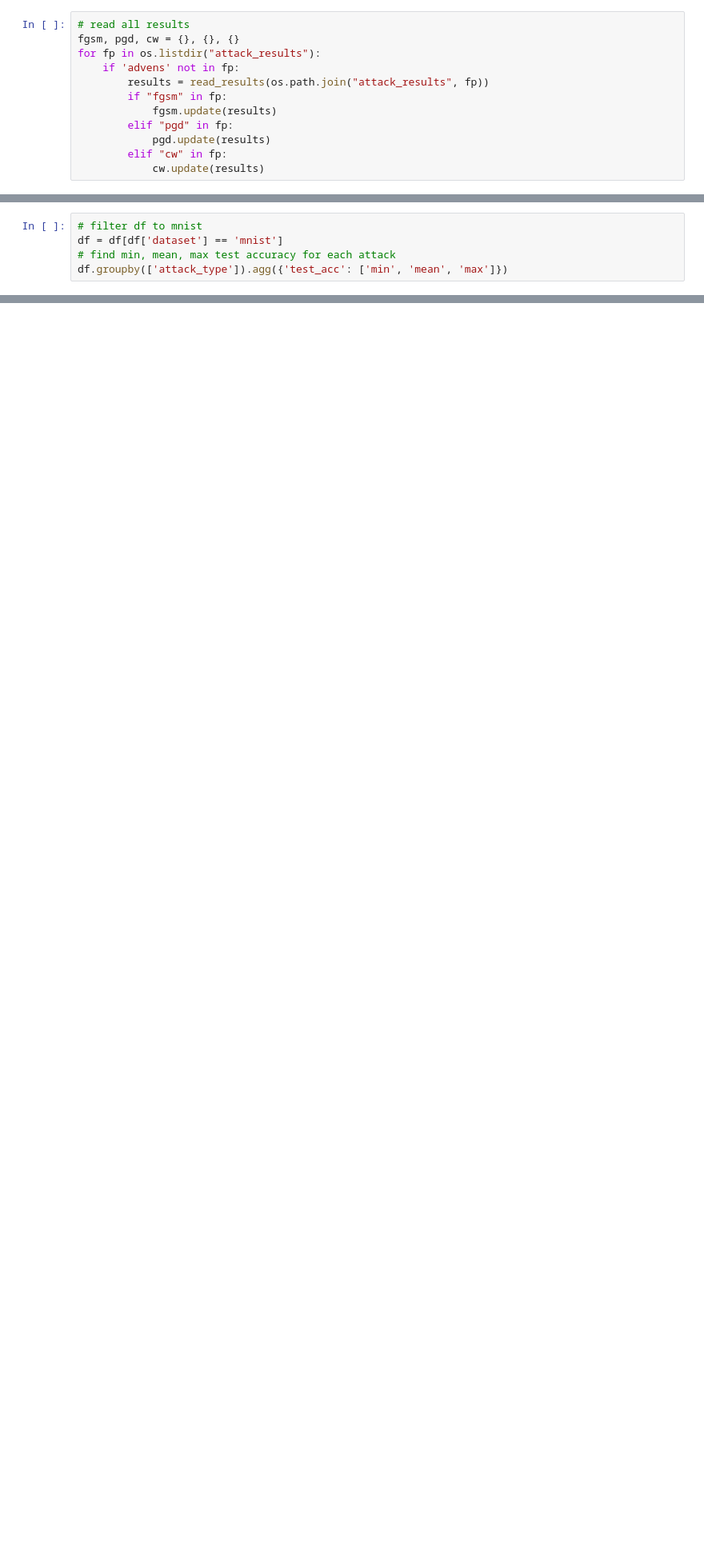
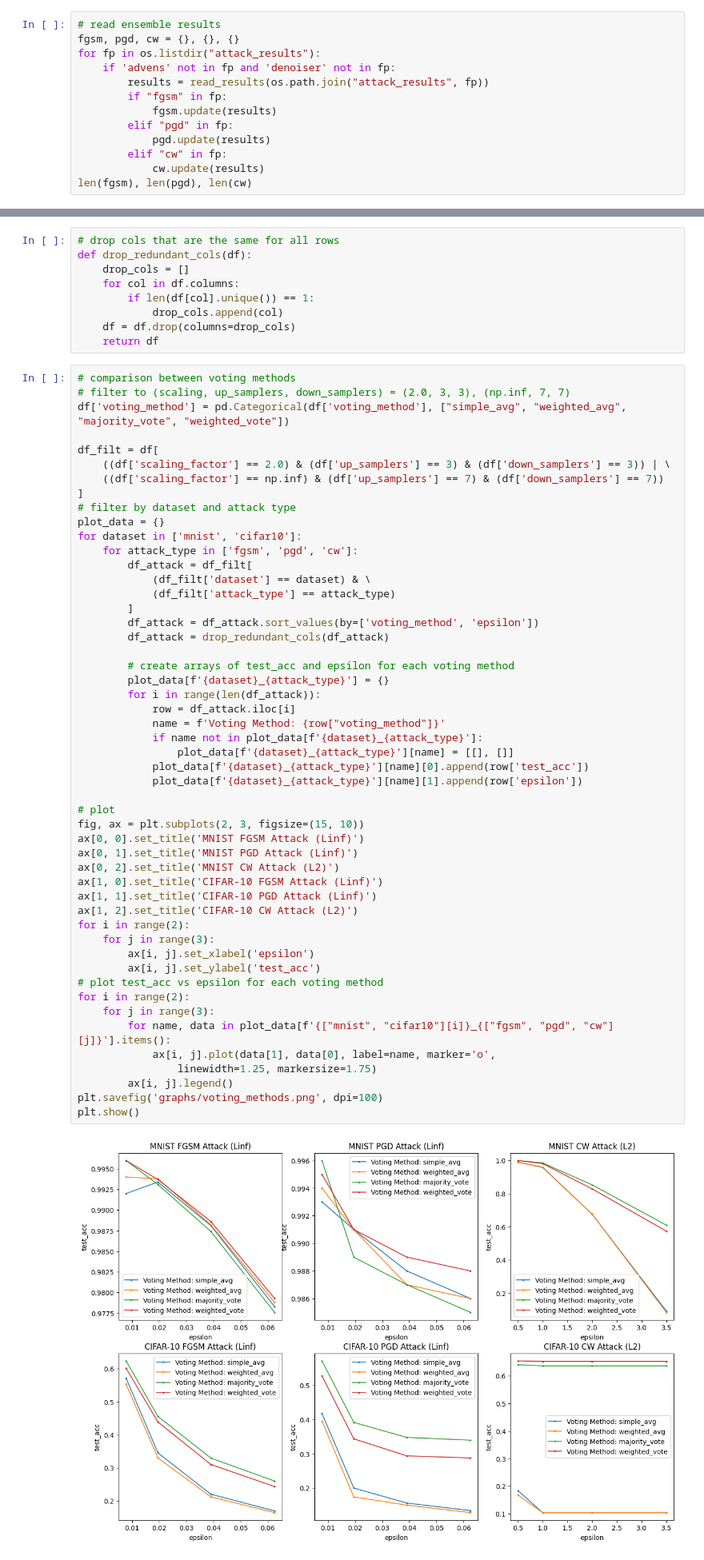
Before and after one commit to JasonTang99/gaussian-pyramid-defense, a Jupyter notebook: plot_exp.ipynb, the cells around one changed output, grey strips where cells are left out. Shown at 80% size. Drawn from its saved outputs; the diff is of its cells as text; blank space fills up the shorter version.

```diff
--- a/plot_exp.ipynb
+++ b/plot_exp.ipynb
@@ -14,8 +44,8 @@ from utils import read_results, write_results
 # %%
-# read all results
+# read ensemble results
 fgsm, pgd, cw = {}, {}, {}
 for fp in os.listdir("attack_results"):
-    if 'advens' not in fp:
+    if 'advens' not in fp and 'denoiser' not in fp:
         results = read_results(os.path.join("attack_results", fp))
         if "fgsm" in fp:
             fgsm.update(results)
@@ -23,3 +53,4 @@ for fp in os.listdir("attack_results"):
             pgd.update(results)
         elif "cw" in fp:
             cw.update(results)
+len(fgsm), len(pgd), len(cw)
@@ -214,5 +275,0 @@ df
-# %%
-# filter df to mnist
-df = df[df['dataset'] == 'mnist']
-# find min, mean, max test accuracy for each attack
-df.groupby(['attack_type']).agg({'test_acc': ['min', 'mean', 'max']})
@@ -250,0 +276,62 @@ plt.show()
+# %%
+# drop cols that are the same for all rows
+def drop_redundant_cols(df):
+    drop_cols = []
+    for col in df.columns:
+        if len(df[col].unique()) == 1:
+            drop_cols.append(col)
+    df = df.drop(columns=drop_cols)
+    return df
+# %%
+# comparison between voting methods
+# filter to (scaling, up_samplers, down_samplers) = (2.0, 3, 3), (np.inf, 7, 7)
+df['voting_method'] = pd.Categorical(df['voting_method'], ["simple_avg", "weighted_avg", "majority_vote", "weighted_vote"])
+
+df_filt = df[
+    ((df['scaling_factor'] == 2.0) & (df['up_samplers'] == 3) & (df['down_samplers'] == 3)) | \
+    ((df['scaling_factor'] == np.inf) & (df['up_samplers'] == 7) & (df['down_samplers'] == 7))
+]
+# filter by dataset and attack type
+plot_data = {}
+for dataset in ['mnist', 'cifar10']:
+    for attack_type in ['fgsm', 'pgd', 'cw']:
+        df_attack = df_filt[
+            (df_filt['dataset'] == dataset) & \
+            (df_filt['attack_type'] == attack_type)
+        ]
+        df_attack = df_attack.sort_values(by=['voting_method', 'epsilon'])
+        df_attack = drop_redundant_cols(df_attack)
+
+        # create arrays of test_acc and epsilon for each voting method
+        plot_data[f'{dataset}_{attack_type}'] = {}
+        for i in range(len(df_attack)):
+            row = df_attack.iloc[i]
+            name = f'Voting Method: {row["voting_method"]}'
+            if name not in plot_data[f'{dataset}_{attack_type}']:
+                plot_data[f'{dataset}_{attack_type}'][name] = [[], []]
+            plot_data[f'{dataset}_{attack_type}'][name][0].append(row['test_acc'])
+            plot_data[f'{dataset}_{attack_type}'][name][1].append(row['epsilon'])
+
+# plot
+fig, ax = plt.subplots(2, 3, figsize=(15, 10))
+ax[0, 0].set_title('MNIST FGSM Attack (Linf)')
+ax[0, 1].set_title('MNIST PGD Attack (Linf)')
+ax[0, 2].set_title('MNIST CW Attack (L2)')
+ax[1, 0].set_title('CIFAR-10 FGSM Attack (Linf)')
+ax[1, 1].set_title('CIFAR-10 PGD Attack (Linf)')
+ax[1, 2].set_title('CIFAR-10 CW Attack (L2)')
+for i in range(2):
+    for j in range(3):
+        ax[i, j].set_xlabel('epsilon')
+        ax[i, j].set_ylabel('test_acc')
+# plot test_acc vs epsilon for each voting method
+for i in range(2):
+    for j in range(3):
+        for name, data in plot_data[f'{["mnist", "cifar10"][i]}_{["fgsm", "pgd", "cw"][j]}'].items():
+            ax[i, j].plot(data[1], data[0], label=name, marker='o',
+                linewidth=1.25, markersize=1.75)
+        ax[i, j].legend()
+plt.savefig('graphs/voting_methods.png', dpi=100)
+plt.show()
+# %% [output]
+[figure, added]
```
Also changed, not shown: parts of 20 cells of this notebook, 28 other files.
